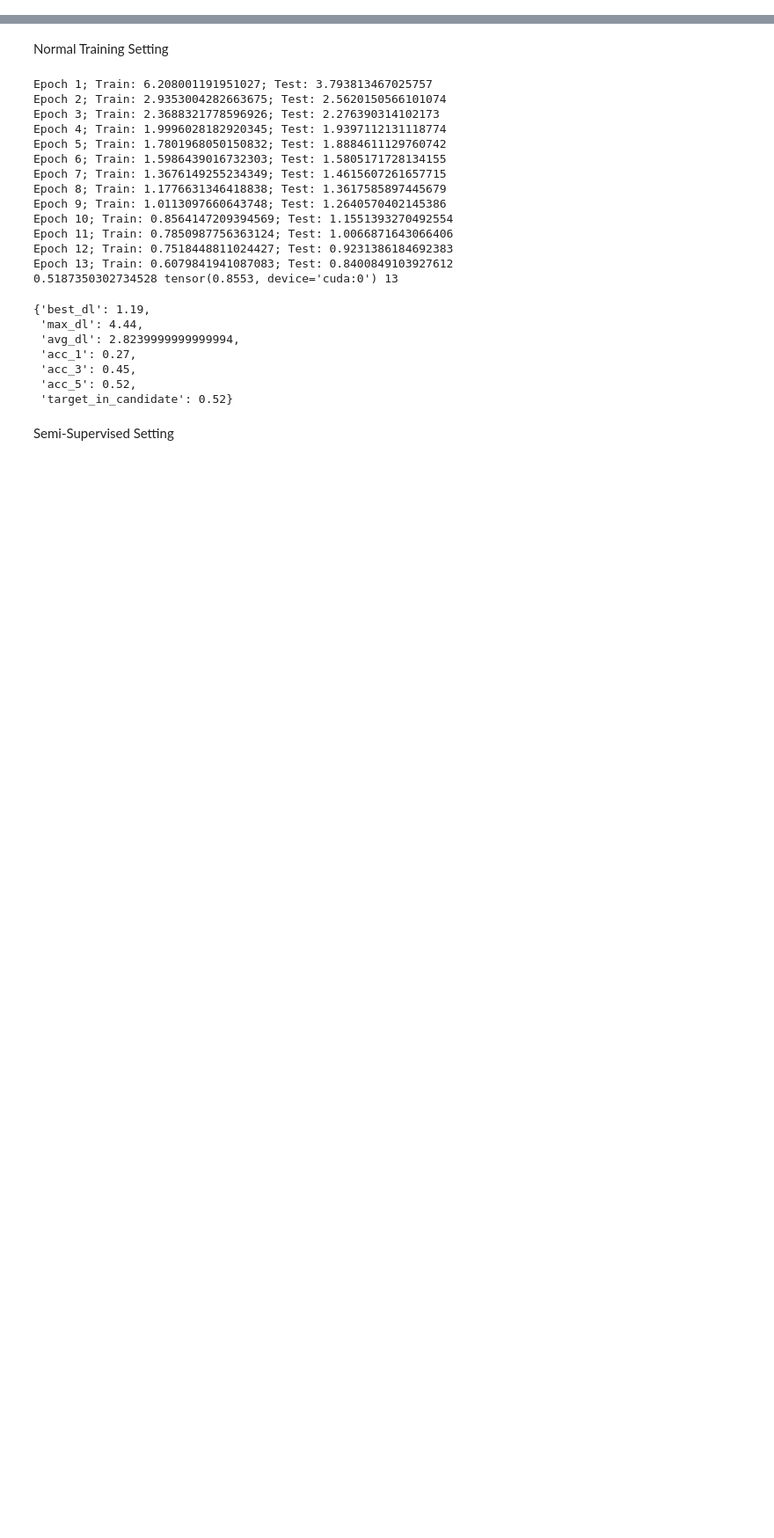
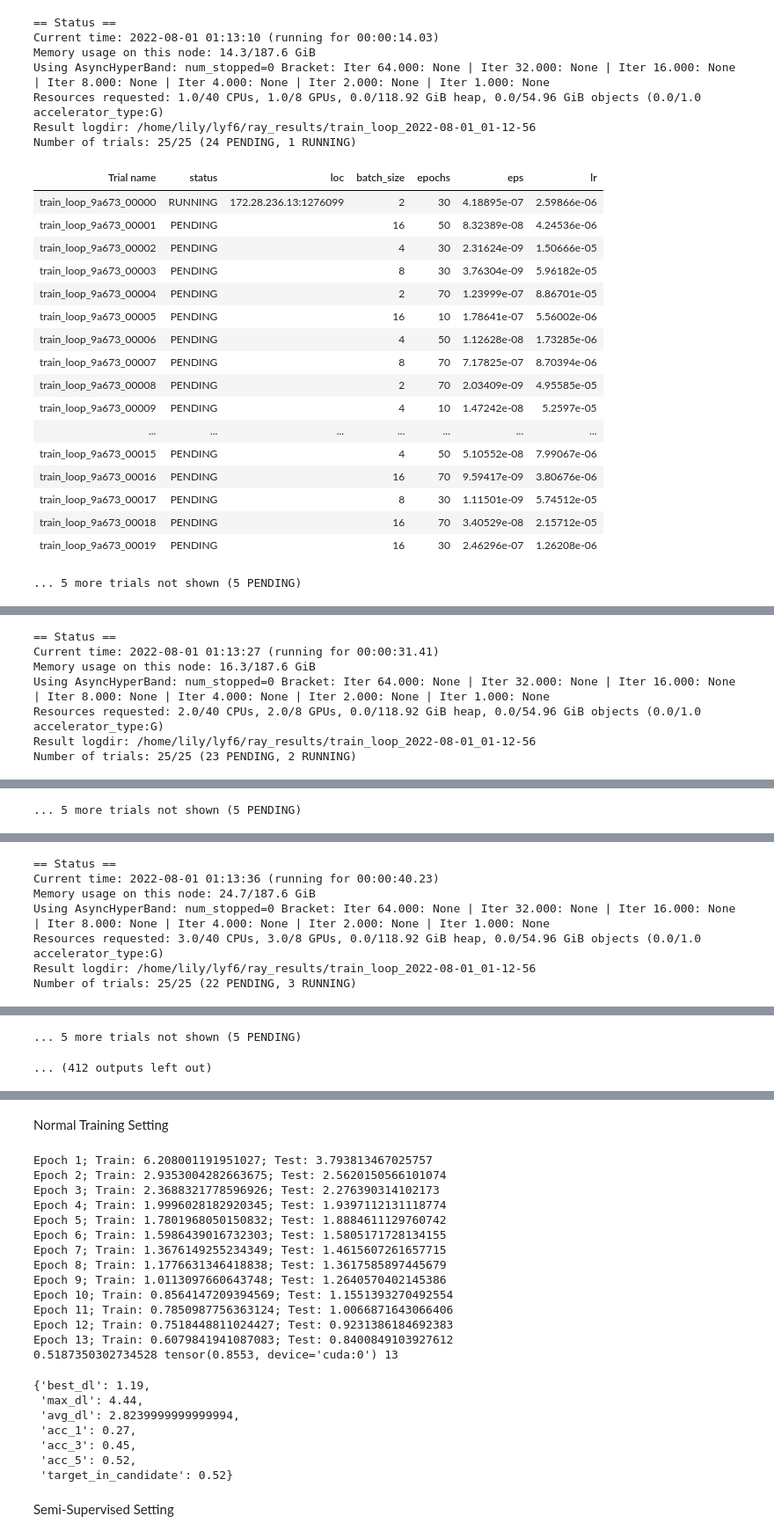
Before and after one commit to ljyflores/efficient-spelling-normalization-filipino, a Jupyter notebook: main_model.ipynb, the cells around one changed output, grey strips where cells are left out. Shown at 88% size. Saved outputs shown, nothing was run; the diff lists cells and outputs as text; code cells hidden in the pictures; blank space fills up the shorter version.

```diff
--- a/main_model.ipynb
+++ b/main_model.ipynb
@@ -129,0 +443,25 @@ def initialize(USE_BERT, lr=5e-5, eps=1e-8):
+# %%
+args = {
+    "perturb": False,
+    "use_bert": False,
+    "early_stopping": False,
+    "lr": tune.loguniform(1e-6, 1e-4),
+    "eps": tune.loguniform(1e-9, 1e-6),
+    "epochs": tune.choice([10,30,50,70]),
+    "batch_size": tune.choice([2, 4, 8, 16])
+}
+
+scheduler = ASHAScheduler(
+        max_t=70,
+        grace_period=1,
+        reduction_factor=2)
+result = tune.run(
+        tune.with_parameters(train_loop),
+        resources_per_trial={"gpu": 1},
+        config=args,
+        metric="VAL_LOSS",
+        mode="min",
+        num_samples=25,
+        scheduler=scheduler
+    )
+# %% [output]
@@ -129,0 +469,25 @@ def initialize(USE_BERT, lr=5e-5, eps=1e-8):
+== Status ==
+Current time: 2022-08-01 01:13:10 (running for 00:00:14.03)
+Memory usage on this node: 14.3/187.6 GiB
+Using AsyncHyperBand: num_stopped=0 Bracket: Iter 64.000: None | Iter 32.000: None | Iter 16.000: None | Iter 8.000: None | Iter 4.000: None | Iter 2.000: None | Iter 1.000: None
+Resources requested: 1.0/40 CPUs, 1.0/8 GPUs, 0.0/118.92 GiB heap, 0.0/54.96 GiB objects (0.0/1.0 accelerator_type:G)
+Result logdir: /home/lily/lyf6/ray_results/train_loop_2022-08-01_01-12-56
+Number of trials: 25/25 (24 PENDING, 1 RUNNING)
+| Trial name | status | loc | batch_size | epochs | eps | lr |
+| train_loop_9a673_00000 | RUNNING | 172.28.236.13:1276099 | 2 | 30 | 4.18895e-07 | 2.59866e-06 |
+| train_loop_9a673_00001 | PENDING |  | 16 | 50 | 8.32389e-08 | 4.24536e-06 |
+| train_loop_9a673_00002 | PENDING |  | 4 | 30 | 2.31624e-09 | 1.50666e-05 |
+| train_loop_9a673_00003 | PENDING |  | 8 | 30 | 3.76304e-09 | 5.96182e-05 |
+| train_loop_9a673_00004 | PENDING |  | 2 | 70 | 1.23999e-07 | 8.86701e-05 |
+| train_loop_9a673_00005 | PENDING |  | 16 | 10 | 1.78641e-07 | 5.56002e-06 |
+| train_loop_9a673_00006 | PENDING |  | 4 | 50 | 1.12628e-08 | 1.73285e-06 |
+| train_loop_9a673_00007 | PENDING |  | 8 | 70 | 7.17825e-07 | 8.70394e-06 |
+| train_loop_9a673_00008 | PENDING |  | 2 | 70 | 2.03409e-09 | 4.95585e-05 |
+| train_loop_9a673_00009 | PENDING |  | 4 | 10 | 1.47242e-08 | 5.2597e-05 |
+| ... | ... | ... | ... | ... | ... | ... |
+| train_loop_9a673_00015 | PENDING |  | 4 | 50 | 5.10552e-08 | 7.99067e-06 |
+| train_loop_9a673_00016 | PENDING |  | 16 | 70 | 9.59417e-09 | 3.80676e-06 |
+| train_loop_9a673_00017 | PENDING |  | 8 | 30 | 1.11501e-09 | 5.74512e-05 |
+| train_loop_9a673_00018 | PENDING |  | 16 | 70 | 3.40529e-08 | 2.15712e-05 |
+| train_loop_9a673_00019 | PENDING |  | 16 | 30 | 2.46296e-07 | 1.26208e-06 |
+... 5 more trials not shown (5 PENDING)
@@ -129,0 +495,7 @@ def initialize(USE_BERT, lr=5e-5, eps=1e-8):
+== Status ==
+Current time: 2022-08-01 01:13:27 (running for 00:00:31.41)
+Memory usage on this node: 16.3/187.6 GiB
+Using AsyncHyperBand: num_stopped=0 Bracket: Iter 64.000: None | Iter 32.000: None | Iter 16.000: None | Iter 8.000: None | Iter 4.000: None | Iter 2.000: None | Iter 1.000: None
+Resources requested: 2.0/40 CPUs, 2.0/8 GPUs, 0.0/118.92 GiB heap, 0.0/54.96 GiB objects (0.0/1.0 accelerator_type:G)
+Result logdir: /home/lily/lyf6/ray_results/train_loop_2022-08-01_01-12-56
+Number of trials: 25/25 (23 PENDING, 2 RUNNING)
@@ -129,0 +519 @@ def initialize(USE_BERT, lr=5e-5, eps=1e-8):
+... 5 more trials not shown (5 PENDING)
@@ -129,0 +521,7 @@ def initialize(USE_BERT, lr=5e-5, eps=1e-8):
+== Status ==
+Current time: 2022-08-01 01:13:36 (running for 00:00:40.23)
+Memory usage on this node: 24.7/187.6 GiB
+Using AsyncHyperBand: num_stopped=0 Bracket: Iter 64.000: None | Iter 32.000: None | Iter 16.000: None | Iter 8.000: None | Iter 4.000: None | Iter 2.000: None | Iter 1.000: None
+Resources requested: 3.0/40 CPUs, 3.0/8 GPUs, 0.0/118.92 GiB heap, 0.0/54.96 GiB objects (0.0/1.0 accelerator_type:G)
+Result logdir: /home/lily/lyf6/ray_results/train_loop_2022-08-01_01-12-56
+Number of trials: 25/25 (22 PENDING, 3 RUNNING)
@@ -129,0 +545,2 @@ def initialize(USE_BERT, lr=5e-5, eps=1e-8):
+... 5 more trials not shown (5 PENDING)
+... (412 outputs left out)
```
Also changed, not shown: parts of 18 cells of this notebook, 24 other files.
